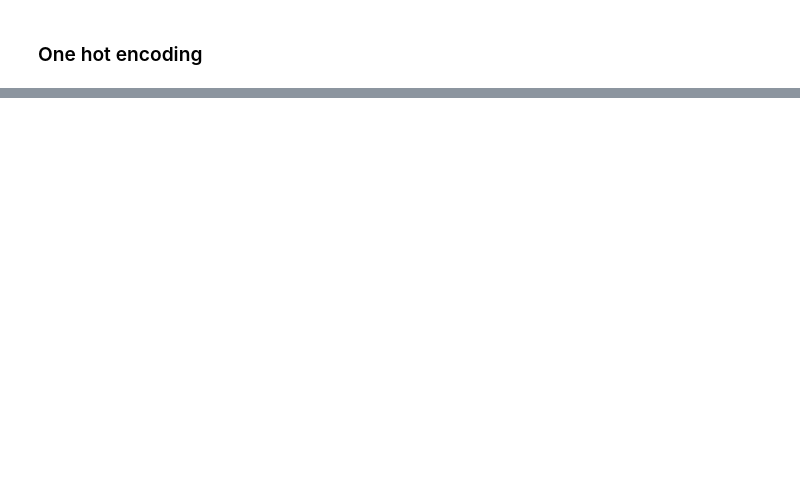
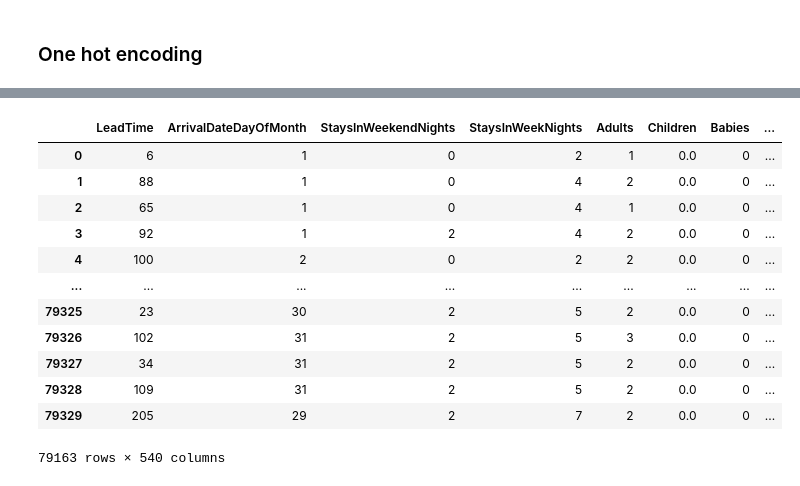
Before and after one commit to fredericojpr/BC2_Predict_Cancellations, a Jupyter notebook: scripts/BC2_Notebook_Frederico.ipynb, the cells around one changed output, grey strips where cells are left out. Drawn from its saved outputs; the diff is of its cells as text; code cells hidden in the pictures; blank space fills up the shorter version.

```diff
--- a/scripts/BC2_Notebook_Frederico.ipynb
+++ b/scripts/BC2_Notebook_Frederico.ipynb
@@ -320,6 +346,5 @@ dtype: int64
 #the ArrivalDate and the ReservationStatusDate
 non_metric_features = ['ArrivalDateYear','ArrivalDateMonth','ArrivalDateWeekNumber',
                        'Meal','MarketSegment','DistributionChannel','IsRepeatedGuest',
-                       'ReservedRoomType','AssignedRoomType','changeroomtype',
-                       'DepositType','Company','Agent','CustomerType',
-                       'RequiredCarParkingSpaces','ReservationStatus']
+                       'ReservedRoomType','AssignedRoomType','Company','Agent',
+                       'CustomerType','RequiredCarParkingSpaces']
@@ -337,0 +518,16 @@ data_ohc.describe()
+# %%
+datafe
+# %% [output]
+|  | LeadTime | ArrivalDateDayOfMonth | StaysInWeekendNights | StaysInWeekNights | Adults | Children | Babies | ... |
+| 0 | 6 | 1 | 0 | 2 | 1 | 0.0 | 0 | ... |
+| 1 | 88 | 1 | 0 | 4 | 2 | 0.0 | 0 | ... |
+| 2 | 65 | 1 | 0 | 4 | 1 | 0.0 | 0 | ... |
+| 3 | 92 | 1 | 2 | 4 | 2 | 0.0 | 0 | ... |
+| 4 | 100 | 2 | 0 | 2 | 2 | 0.0 | 0 | ... |
+| ... | ... | ... | ... | ... | ... | ... | ... | ... |
+| 79325 | 23 | 30 | 2 | 5 | 2 | 0.0 | 0 | ... |
+| 79326 | 102 | 31 | 2 | 5 | 3 | 0.0 | 0 | ... |
+| 79327 | 34 | 31 | 2 | 5 | 2 | 0.0 | 0 | ... |
+| 79328 | 109 | 31 | 2 | 5 | 2 | 0.0 | 0 | ... |
+| 79329 | 205 | 29 | 2 | 7 | 2 | 0.0 | 0 | ... |
+79163 rows × 540 columns
```
Also changed, not shown: parts of 28 cells of this notebook.
